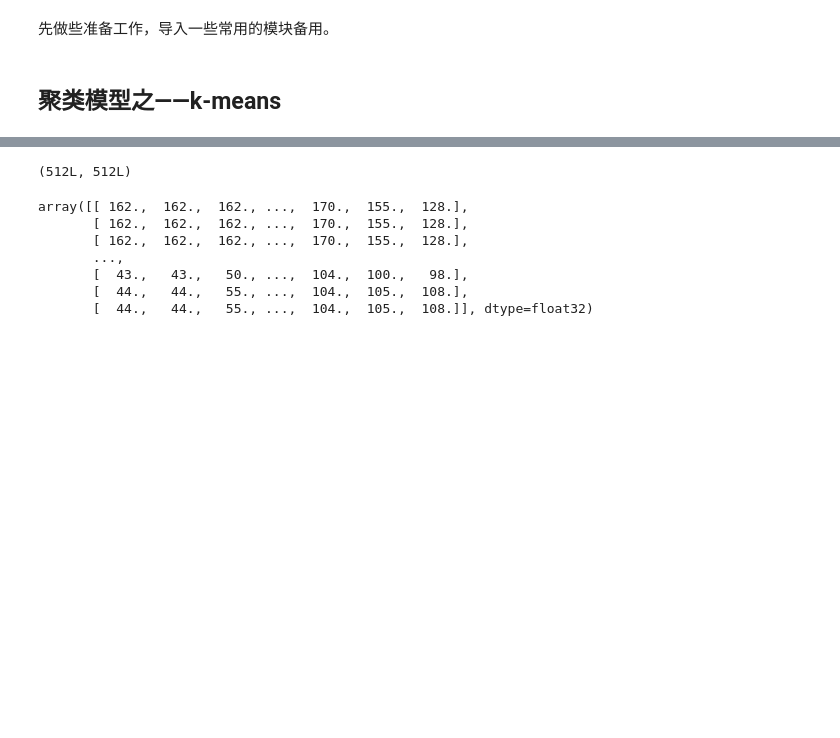
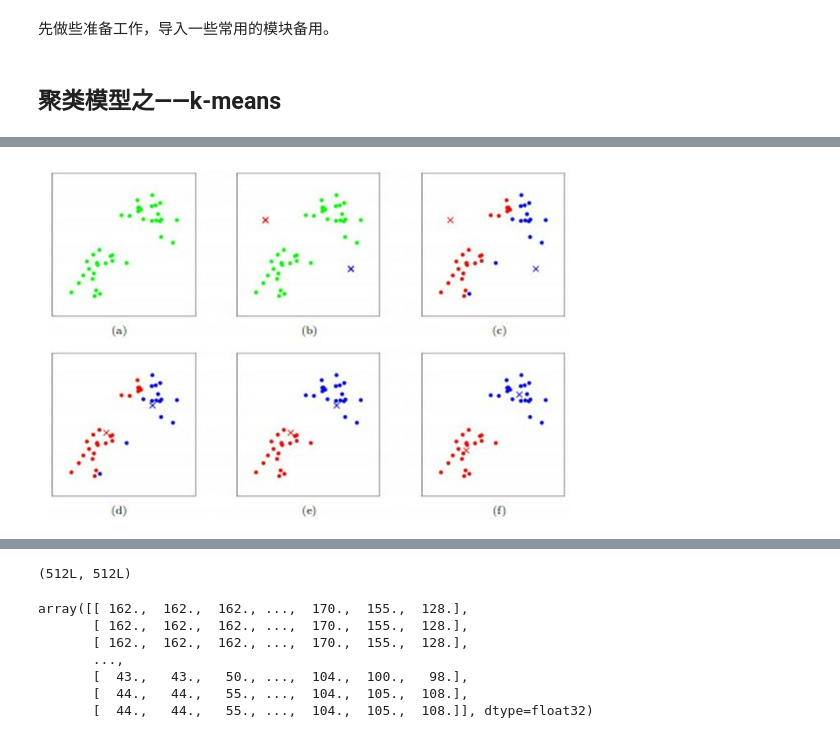
Before and after one commit to yishi/Data-Science-Series-in-Python, a Jupyter notebook: the_introduction_of_data_science_05.ipynb, the cells around one changed output, grey strips where cells are left out. Saved outputs shown, nothing was run; the diff lists cells and outputs as text; code cells hidden in the pictures; blank space fills up the shorter version.

```diff
--- a/the_introduction_of_data_science_05.ipynb
+++ b/the_introduction_of_data_science_05.ipynb
@@ -33 +45,5 @@ sns.set_context("talk") # very important
+# %%
+Image('img/k-means.PNG')
+# %% [output]
+[figure, added]
 # %% [markdown]
```
Also changed, not shown: parts of 19 cells of this notebook.
